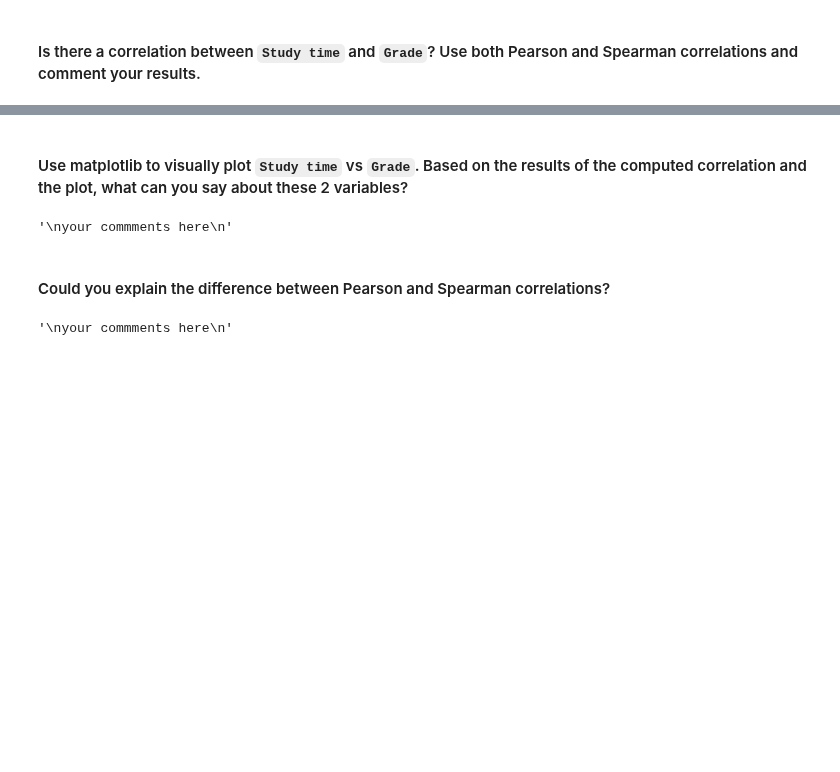
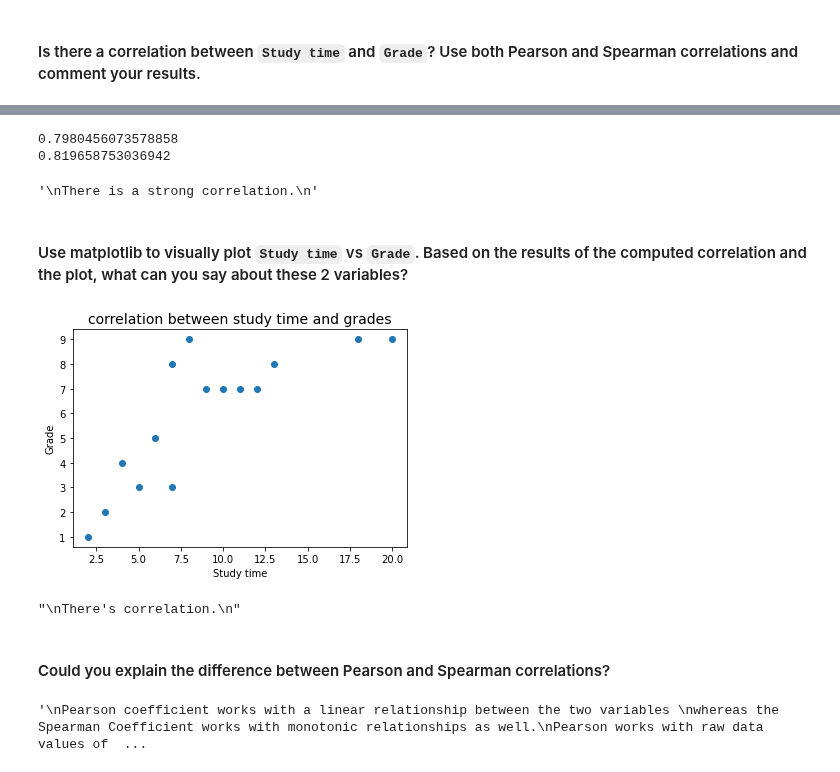
Before and after one commit to paoloironhack/data_analytics062020, a Jupyter notebook: labs/module_2/22_Pivot-Table-Correlation/your_code/main.ipynb, the cells around one changed output, grey strips where cells are left out. Saved outputs shown, nothing was run; the diff lists cells and outputs as text; code cells hidden in the pictures; blank space fills up the shorter version.

```diff
--- a/labs/module_2/22_Pivot-Table-Correlation/your_code/main.ipynb
+++ b/labs/module_2/22_Pivot-Table-Correlation/your_code/main.ipynb
@@ -345,2 +357,17 @@ your commments here
+# %%
+# your code here
+pearson = time_grades['Study time'].corr(time_grades['Grade'])
+spearman = time_grades['Study time'].corr(time_grades['Grade'], method = 'spearman')
+print(pearson)
+print(spearman)
+# %% [output]
+0.7980456073578858
+0.819658753036942
+# %%
+"""
+There is a strong correlation.
+"""
+# %% [output]
+'\nThere is a strong correlation.\n'
 # %% [markdown]
 #### Use matplotlib to visually plot `Study time` vs `Grade`. Based on the results of the computed correlation and the plot, what can you say about these 2 variables?
@@ -349,14 +374,27 @@ your commments here
-# %%
-"""
-your commments here
-"""
-# %% [output]
-'\nyour commments here\n'
+# %%
+# your code here
+plt.scatter(time_grades['Study time'], time_grades['Grade'])
+plt.title('correlation between study time and grades', fontsize=14)
+plt.xlabel('Study time')
+plt.ylabel('Grade')
+plt.show()
+# %% [output]
+[figure, added]
+# %%
+"""
+There's correlation.
+"""
+# %% [output]
+"\nThere's correlation.\n"
 # %% [markdown]
 #### Could you explain the difference between Pearson and Spearman correlations?
-# %%
-"""
-your commments here
-"""
-# %% [output]
-'\nyour commments here\n'
+# %%
+"""
+Pearson coefficient works with a linear relationship between the two variables
+whereas the Spearman Coefficient works with monotonic relationships as well.
+Pearson works with raw data values of the variables whereas Spearman works with
+rank-ordered variables.
+
+"""
+# %% [output]
+'\nPearson coefficient works with a linear relationship between the two variables \nwhereas the Spearman Coefficient works with monotonic relationships as well.\nPearson works with raw data values of  ...
```
Also changed, not shown: parts of 17 cells of this notebook, 5 other files.
